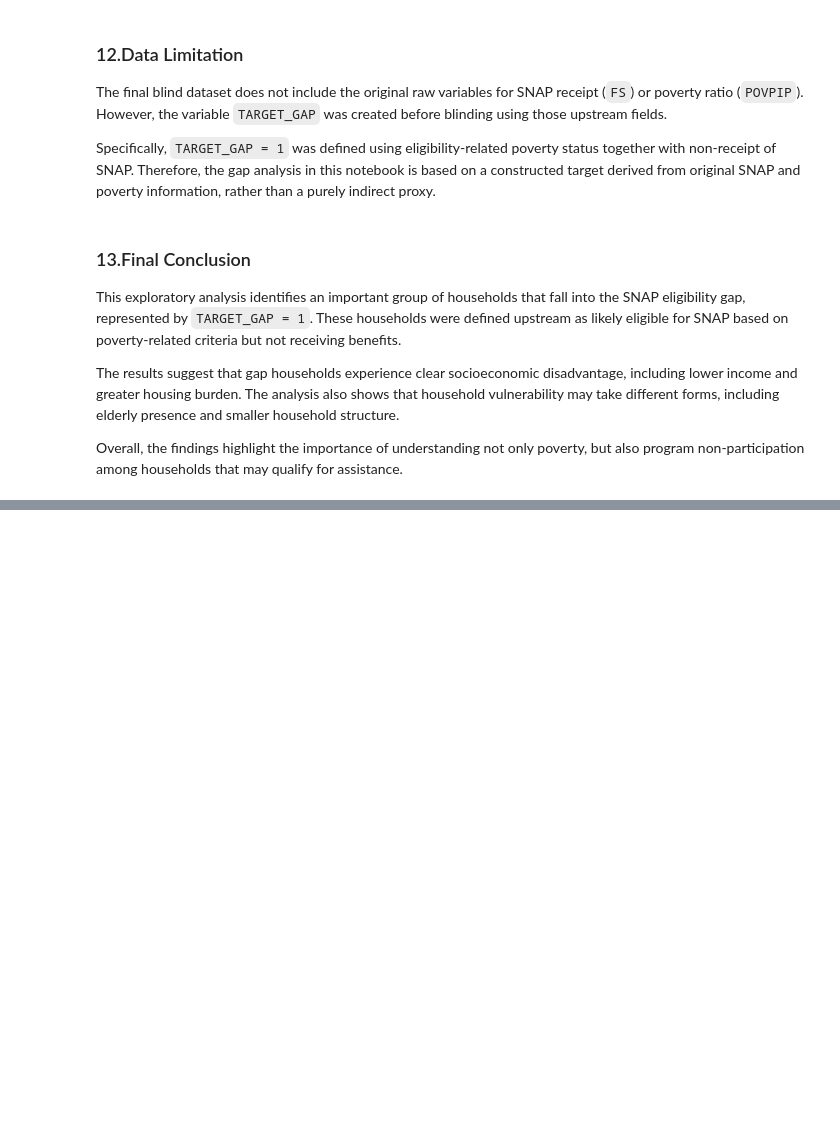
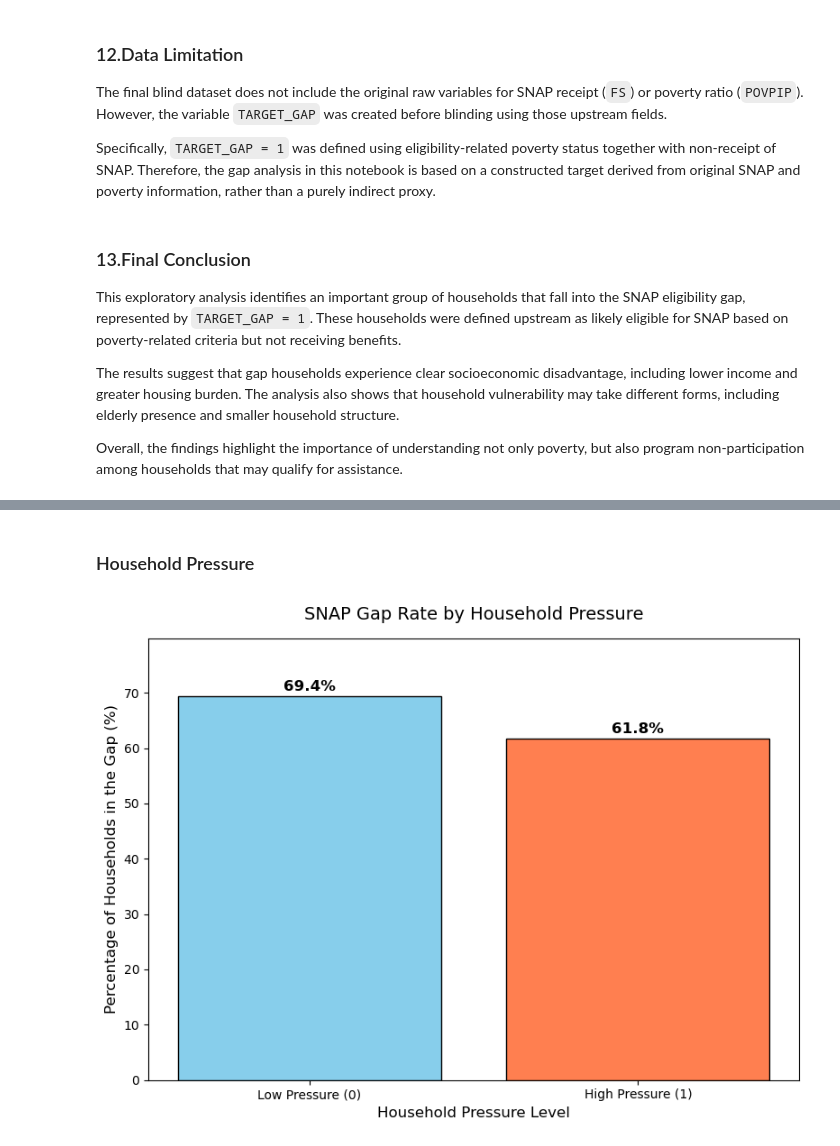
Before and after one commit to Erdos-Projects/spring-2026-local-poverty-rate-estimation, a Jupyter notebook: notebooks/Exploratory_Data_Analysis_V2.ipynb, the cells around one changed output, grey strips where cells are left out. Saved outputs shown, nothing was run; the diff lists cells and outputs as text; code cells hidden in the pictures; blank space fills up the shorter version.

```diff
--- a/notebooks/Exploratory_Data_Analysis_V2.ipynb
+++ b/notebooks/Exploratory_Data_Analysis_V2.ipynb
@@ -402,0 +611,47 @@ Overall, the findings highlight the importance of understanding not only poverty
+# %% [markdown]
+### Household Pressure
+# %%
+# 1. Remove missing values
+df_hp = df.dropna(subset=['HOUSEHOLD_PRESSURE'])
+
+# 2. Create a binary flag (e.g., high pressure vs low pressure using median)
+threshold = df_hp['HOUSEHOLD_PRESSURE'].median()
+df_hp['HIGH_PRESSURE'] = (df_hp['HOUSEHOLD_PRESSURE'] > threshold).astype(int)
+
+# 3. Calculate gap rate (%) for each pressure group
+gap_rates = df_hp.groupby('HIGH_PRESSURE')['TARGET_GAP'].mean() * 100
+
+# 4. Plot bar chart
+plt.figure(figsize=(8, 6))
+
+bars = plt.bar(
+    ['Low Pressure (0)', 'High Pressure (1)'],
+    [gap_rates.get(0, 0), gap_rates.get(1, 0)],
+    color=['skyblue', 'coral'],
+    edgecolor='black'
+)
+
+# 5. Add percentage labels
+for bar in bars:
+    yval = bar.get_height()
+    plt.text(
+        bar.get_x() + bar.get_width()/2,
+        yval + 0.5,
+        f'{yval:.1f}%',
+        ha='center',
+        va='bottom',
+        fontweight='bold',
+        fontsize=12
+    )
+
+# 6. Formatting
+plt.title('SNAP Gap Rate by Household Pressure', fontsize=14, pad=15)
+plt.ylabel('Percentage of Households in the Gap (%)', fontsize=12)
+plt.xlabel('Household Pressure Level', fontsize=12)
+
+plt.ylim(0, max(gap_rates) * 1.15)
+
+plt.tight_layout()
+plt.show()
+# %% [output]
+[figure, added]
```
Also changed, not shown: parts of 20 cells of this notebook.
